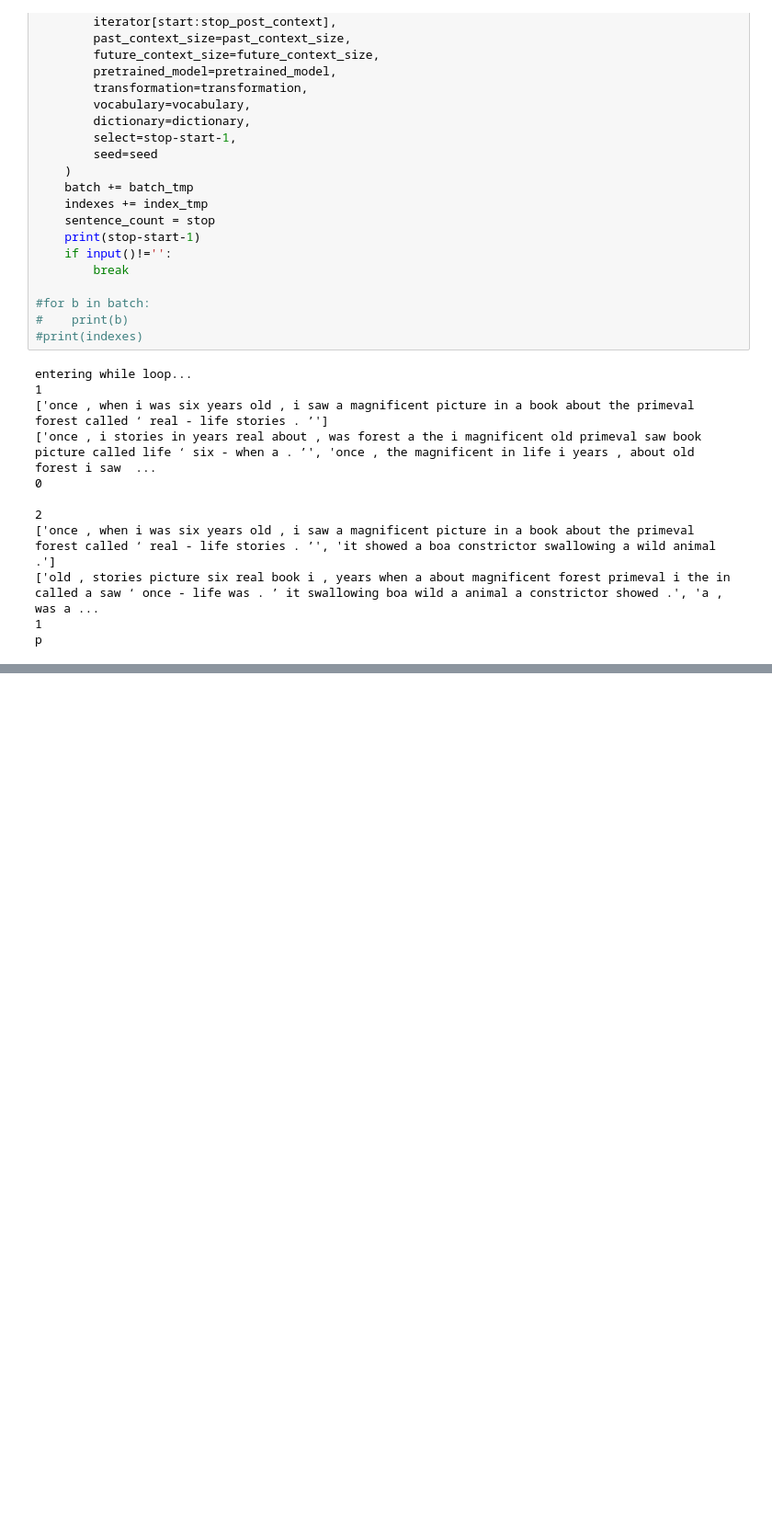
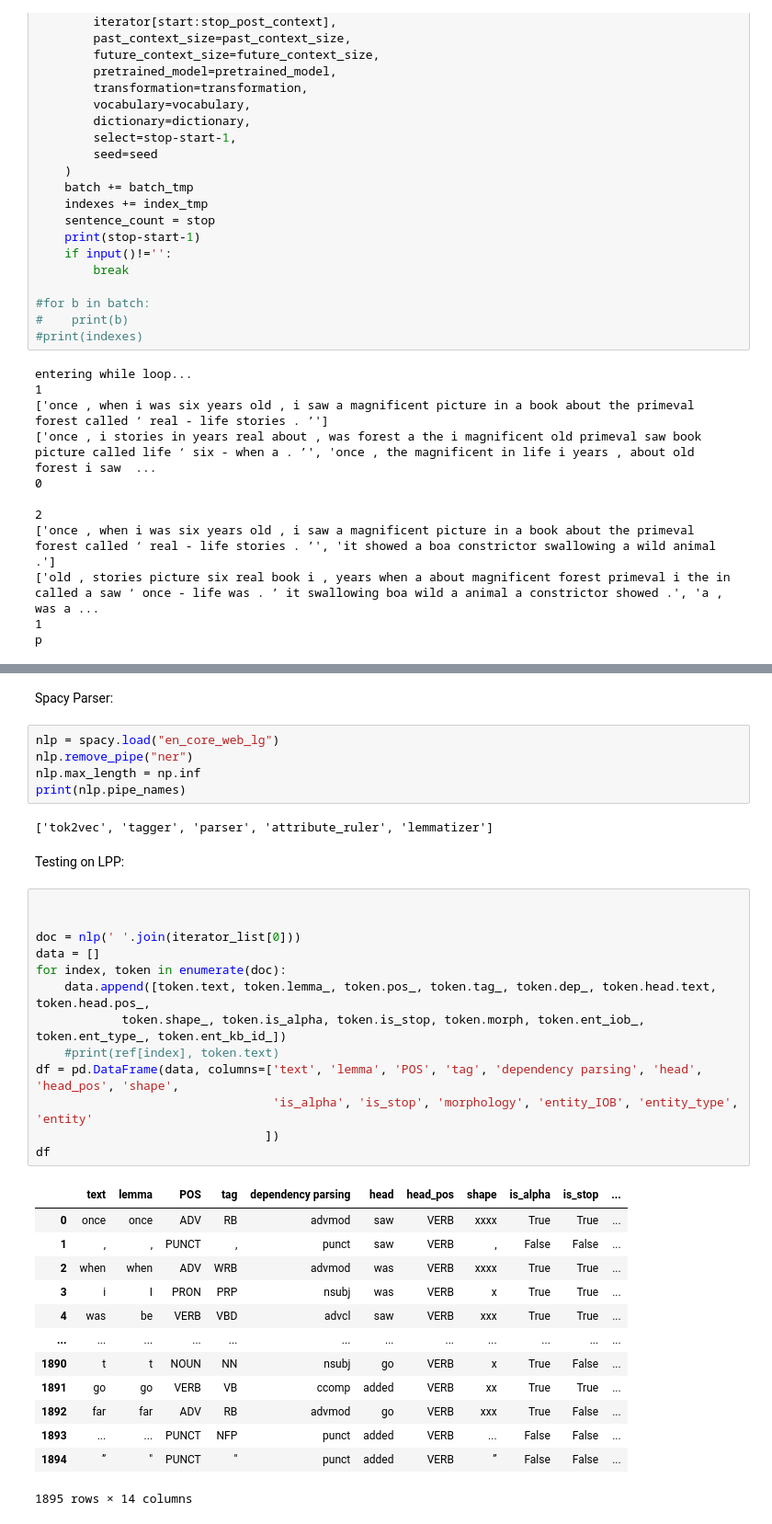
Before and after one commit to AlexandrePsq/NLP_models, a Jupyter notebook: BERT/generate_activations.ipynb, the cells around one changed output, grey strips where cells are left out. Shown at 92% size. Cells and saved outputs as stored; diff of their text form; blank space fills up the shorter version.

```diff
--- a/BERT/generate_activations.ipynb
+++ b/BERT/generate_activations.ipynb
@@ -1058,0 +1547,38 @@ iterator_list[0]
+# %% [markdown]
+Spacy Parser:
+# %%
+nlp = spacy.load("en_core_web_lg")
+nlp.remove_pipe("ner")
+nlp.max_length = np.inf
+print(nlp.pipe_names)
+# %% [output]
+['tok2vec', 'tagger', 'parser', 'attribute_ruler', 'lemmatizer']
+# %% [markdown]
+Testing on LPP:
+# %%
+
+
+doc = nlp(' '.join(iterator_list[0]))
+data = []
+for index, token in enumerate(doc):
+    data.append([token.text, token.lemma_, token.pos_, token.tag_, token.dep_, token.head.text, token.head.pos_,
+            token.shape_, token.is_alpha, token.is_stop, token.morph, token.ent_iob_, token.ent_type_, token.ent_kb_id_])
+    #print(ref[index], token.text)
+df = pd.DataFrame(data, columns=['text', 'lemma', 'POS', 'tag', 'dependency parsing', 'head', 'head_pos', 'shape',
+                                 'is_alpha', 'is_stop', 'morphology', 'entity_IOB', 'entity_type', 'entity'
+                                ])
+df
+# %% [output]
+|  | text | lemma | POS | tag | dependency parsing | head | head_pos | shape | is_alpha | is_stop | ... |
+| 0 | once | once | ADV | RB | advmod | saw | VERB | xxxx | True | True | ... |
+| 1 | , | , | PUNCT | , | punct | saw | VERB | , | False | False | ... |
+| 2 | when | when | ADV | WRB | advmod | was | VERB | xxxx | True | True | ... |
+| 3 | i | I | PRON | PRP | nsubj | was | VERB | x | True | True | ... |
+| 4 | was | be | VERB | VBD | advcl | saw | VERB | xxx | True | True | ... |
+| ... | ... | ... | ... | ... | ... | ... | ... | ... | ... | ... | ... |
+| 1890 | t | t | NOUN | NN | nsubj | go | VERB | x | True | False | ... |
+| 1891 | go | go | VERB | VB | ccomp | added | VERB | xx | True | True | ... |
+| 1892 | far | far | ADV | RB | advmod | go | VERB | xxx | True | False | ... |
+| 1893 | ... | ... | PUNCT | NFP | punct | added | VERB | ... | False | False | ... |
+| 1894 | ” | " | PUNCT | '' | punct | added | VERB | ” | False | False | ... |
+1895 rows × 14 columns
```
Also changed, not shown: parts of 34 cells of this notebook, 2 other files.
